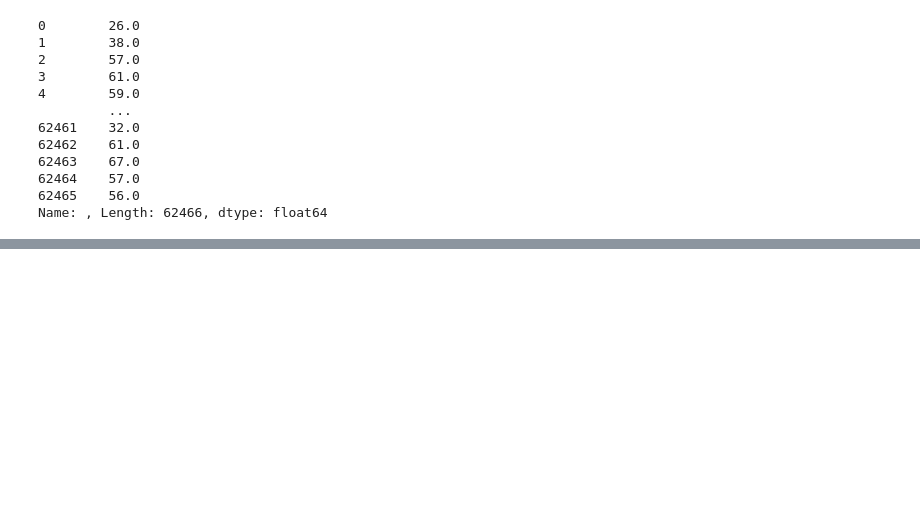
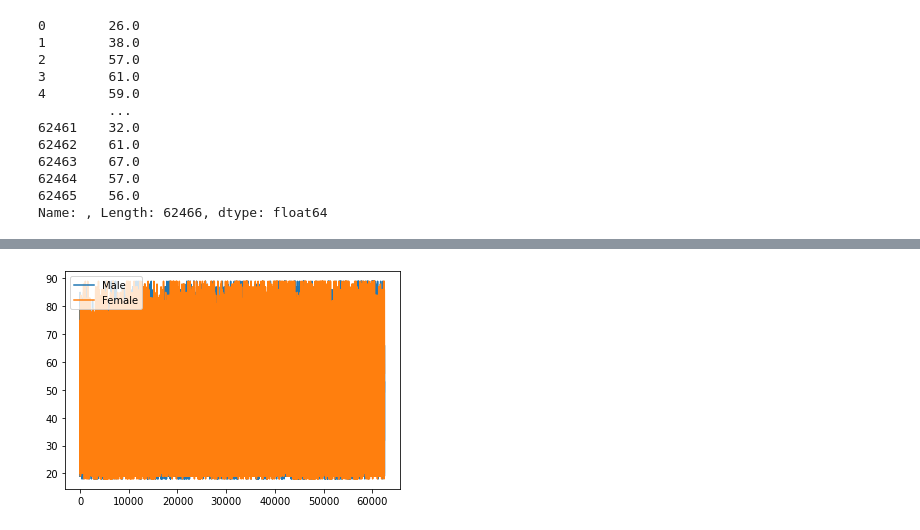
Before and after one commit to ishtiakrongon/Datacamp-Exploratory-Data-Analysis-in-Python, a Jupyter notebook: Distributions 2.ipynb, the cells around one changed output, grey strips where cells are left out. Saved outputs shown, nothing was run; the diff lists cells and outputs as text; code cells hidden in the pictures; blank space fills up the shorter version.

```diff
--- a/Distributions 2.ipynb
+++ b/Distributions 2.ipynb
@@ -89,0 +178,7 @@ plt.show()
+# %%
+Cdf(male_age).plot(label = 'Male')
+Cdf(female_age).plot(label = 'Female')
+plt.legend()
+plt.show()
+# %% [output]
+[figure, added]
```
Also changed, not shown: parts of 16 cells of this notebook.
